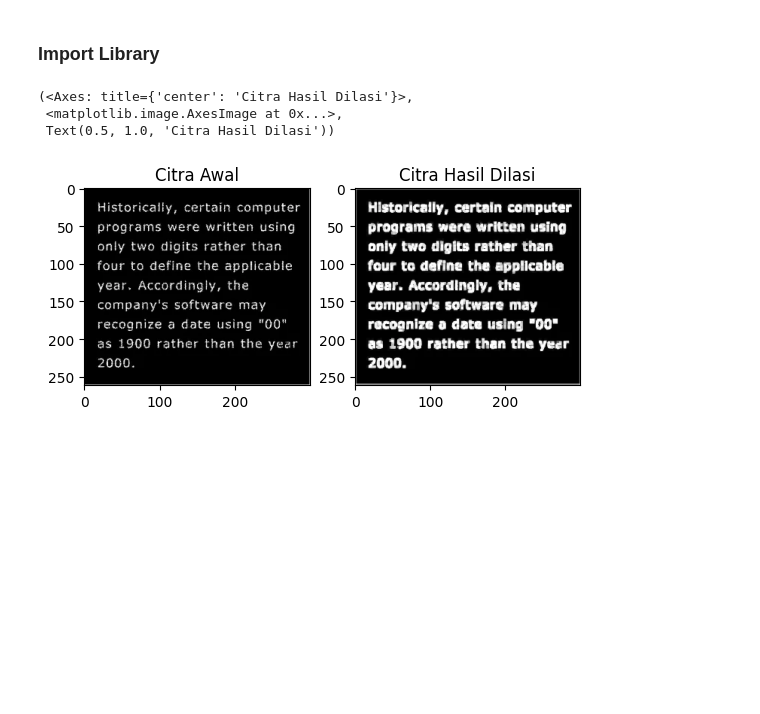
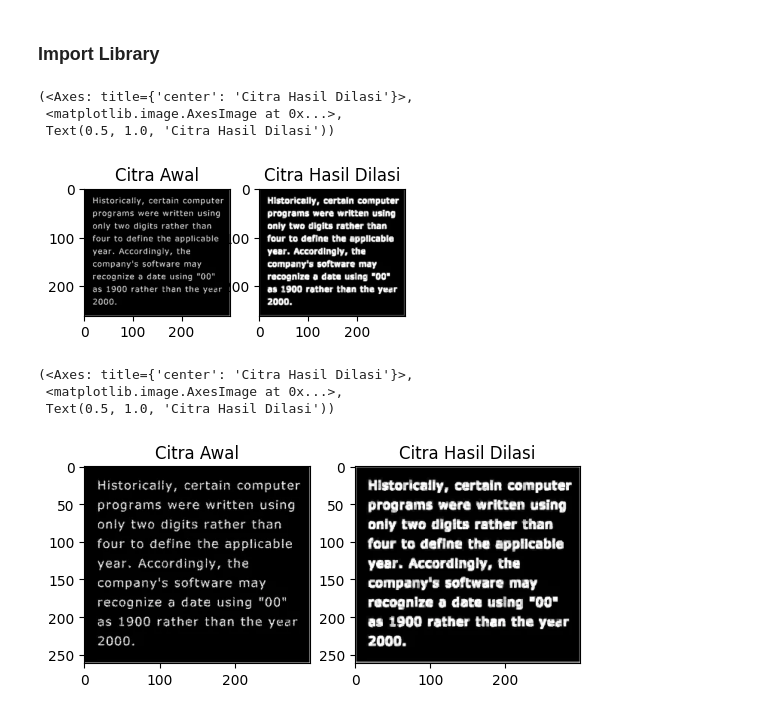
Before and after one commit to RinaHariyanti/PCVK_Genap_2023, a Jupyter notebook: Week9.ipynb, the cells around one changed output. Cells and saved outputs as stored; diff of their text form; code cells hidden in the pictures; blank space fills up the shorter version.

```diff
--- a/Week9.ipynb
+++ b/Week9.ipynb
@@ -12,6 +12,38 @@ Mounted at /content/drive
 import cv2
 import numpy as np
 from matplotlib import pyplot as plt
+# %%
+# ===============Dilasi Tanpa Library==============
+img10 = cv2.imread('/content/drive/MyDrive/PCVK/Images/morphology.png',0)
+#img5 = cv2.imread('/content/drive/MyDrive/PCVK/Images/fingerprint.png',0)
+
+#Acquire size of the image
+p, q= img10.shape
+
+#Show the image
+plt.imshow(img10, cmap="gray")
+
+#Define new image to store the pixels of dilated image
+imgDilate = np.zeros((p,q), dtype=np.uint8)
+
+#Define the structuring element
+SED = np.array([[1,1,1], [1,1,1], [1,1,1]])
+constant1 = 1
+
+#Dilation operation without using inbuilt cv2 function
+for i in range(constant1, p-constant1):
+  for j in range(constant1,q-constant1):
+    temp = img10[i-constant1:i+constant1+1, j-constant1:j+constant1+1]
+    product = temp * SED
+    imgDilate[i,j] = np.max(product)
+
+plt.subplot(131),plt.imshow(img10, cmap="gray"),plt.title('Citra Awal')
+plt.subplot(132),plt.imshow(imgDilate, cmap="gray"),plt.title('Citra Hasil Dilasi')
+# %% [output]
+(<Axes: title={'center': 'Citra Hasil Dilasi'}>,
+ <matplotlib.image.AxesImage at 0x...>,
+ Text(0.5, 1.0, 'Citra Hasil Dilasi'))
+[figure, added]
 # %%
 # 3. Dilasi tanpa library
 img = cv2.imread('/content/drive/MyDrive/PCVK/Images/morphology.png')
```
Also changed, not shown: parts of 2 cells of this notebook.
